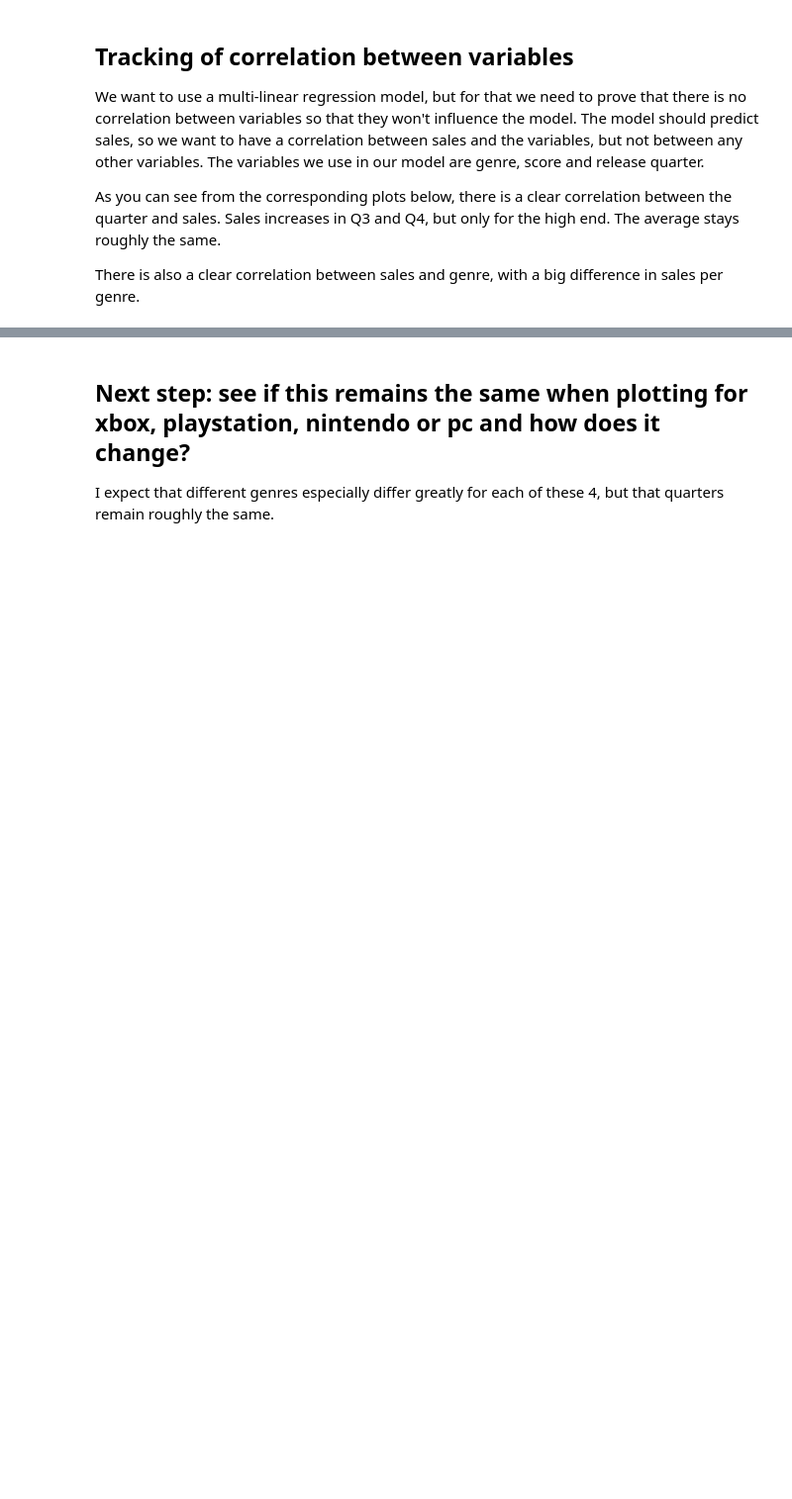
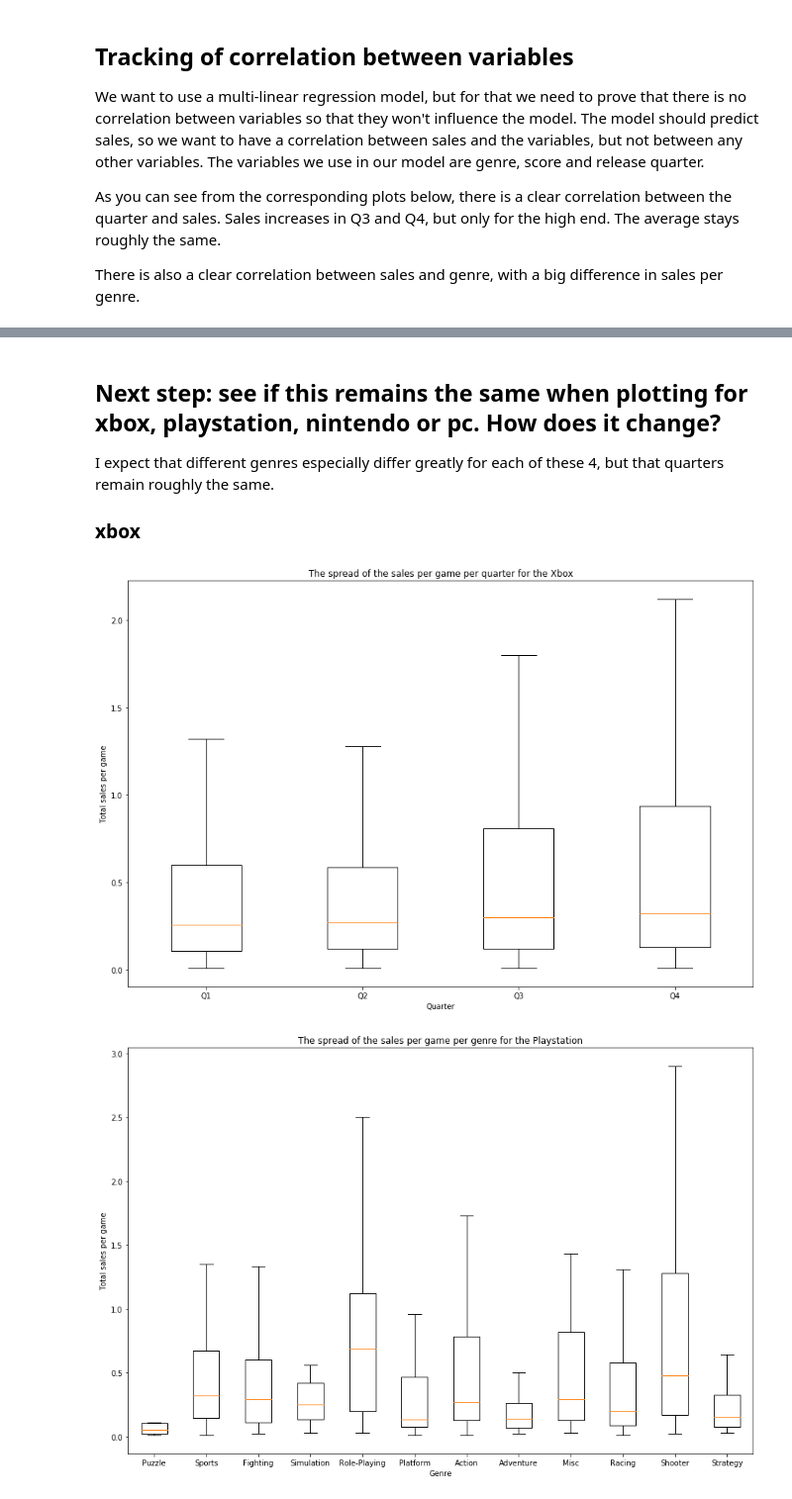
Before and after one commit to Archifer/SDA-Project, a Jupyter notebook: Floris.ipynb, the cells around one changed output, grey strips where cells are left out. Shown at 99% size. Saved outputs shown, nothing was run; the diff lists cells and outputs as text; code cells hidden in the pictures; blank space fills up the shorter version.

```diff
--- a/Floris.ipynb
+++ b/Floris.ipynb
@@ -252,4 +245,26 @@ plt.show()
 # %% [markdown]
-## Next step: see if this remains the same when plotting for xbox, playstation, nintendo or pc and how does it change?
+## Next step: see if this remains the same when plotting for xbox, playstation, nintendo or pc. How does it change?
 
 I expect that different genres especially differ greatly for each of these 4, but that quarters remain roughly the same.
+
+### xbox
+# %%
+#scores and sales
+scores = get_all_from_data(key_score, data_xbox)
+sales = get_all_from_data(key_global, data_xbox)
+
+# categorical data
+genres, genre_data = split_categorical_key(key_genre, data_xbox)
+quarters, quarter_data = split_categorical_key(key_release_q, data_xbox)
+genre_data = from_lod_to_dol(genre_data)
+quarter_data= from_lod_to_dol(quarter_data)
+
+# xbox
+plot_box_plot(quarter_data, ['Q1', 'Q2', 'Q3', 'Q4'], sales, 'Total sales per game', 'Quarter', 'The spread of the sales per game per quarter for the Xbox')
+plot_box_plot(genre_data, genres, sales, 'Total sales per game', 'Genre', 'The spread of the sales per game per genre for the Playstation')
+
+plot_box_plot(quarter_data, ['Q1', 'Q2', 'Q3', 'Q4'], scores, 'Scores per game', 'Quarter', 'The spread of the scores per game per quarter for the Xbox')
+plot_box_plot(genre_data, genres, scores, 'Scores per game', 'Genre', 'The spread of the scores per game per genre for the Playstation')
+# %% [output]
+[figure, added]
+[figure, added]
```
Also changed, not shown: parts of 13 cells of this notebook.
